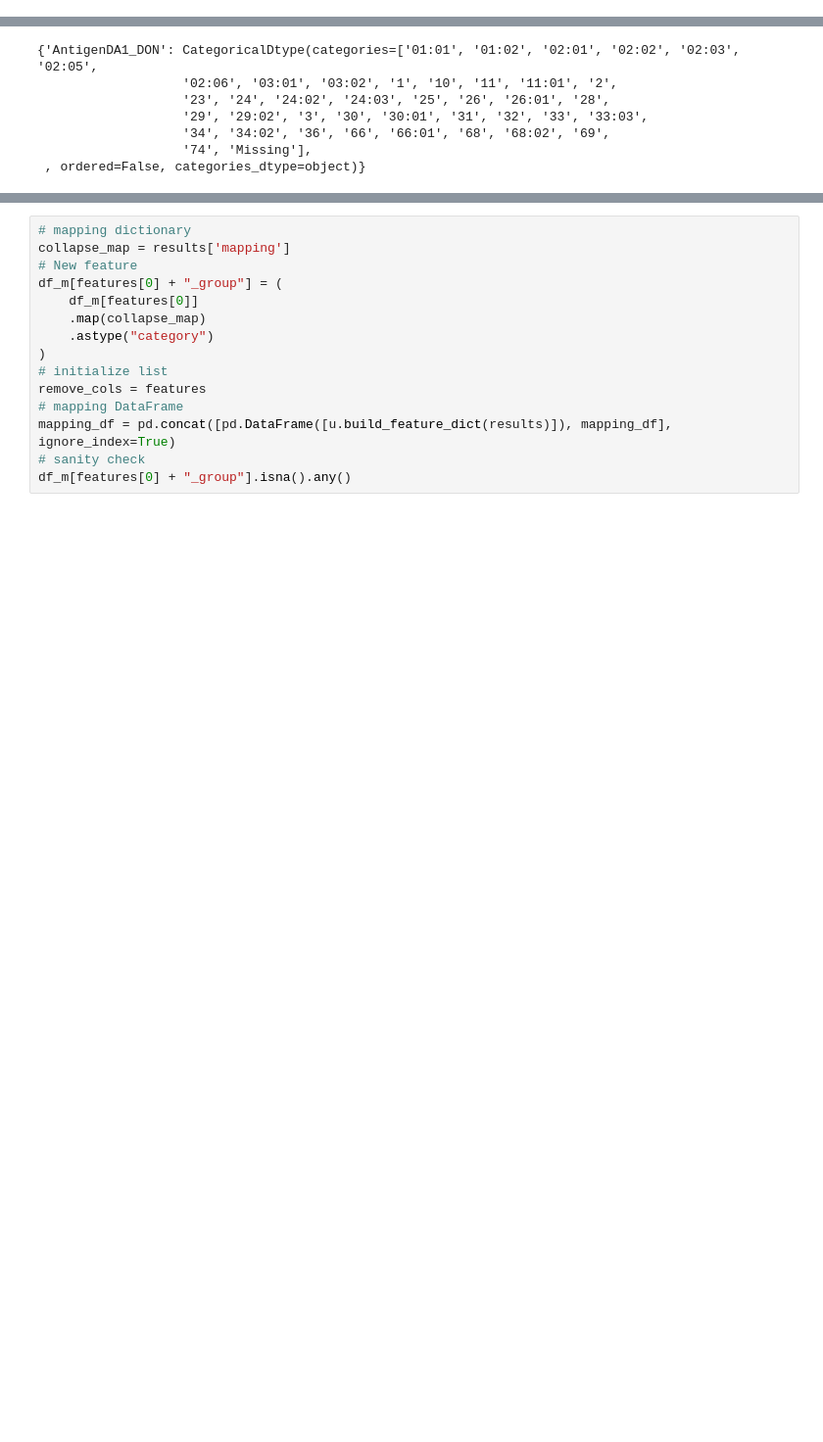
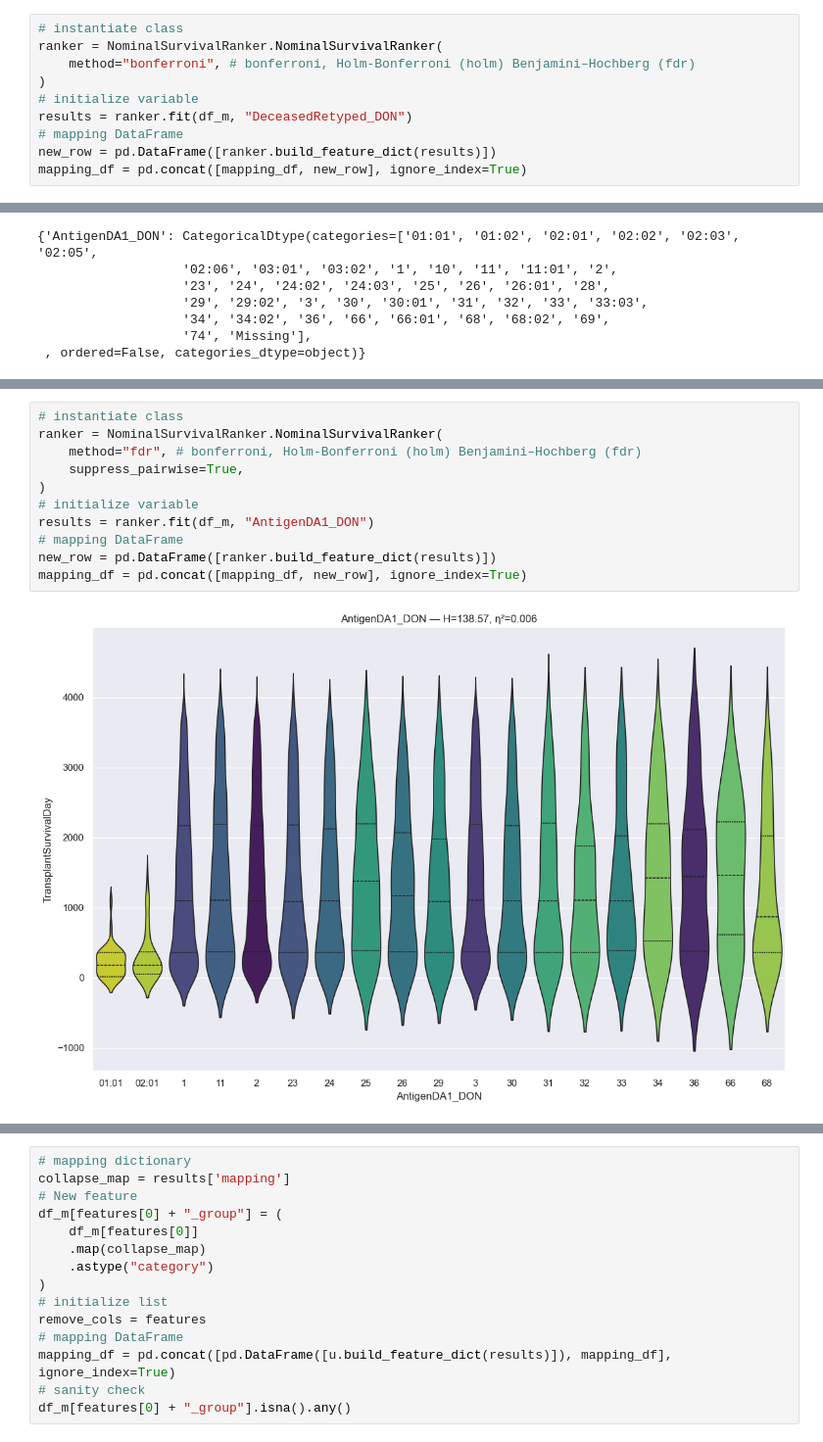
Before and after one commit to SirErikPak/UNOS, a Jupyter notebook: Notebook/WrangleDonor.ipynb, the cells around one changed output, grey strips where cells are left out. Shown at 98% size. Cells and saved outputs as stored; diff of their text form; blank space fills up the shorter version.

```diff
--- a/Notebook/WrangleDonor.ipynb
+++ b/Notebook/WrangleDonor.ipynb
@@ -337,0 +132,10 @@ No           vs Yes          | p=4.8613e-54 | r=-0.130 | *Sig*
+# %%
+# instantiate class
+ranker = NominalSurvivalRanker.NominalSurvivalRanker(
+    method="bonferroni", # bonferroni, Holm-Bonferroni (holm) Benjamini–Hochberg (fdr)
+)
+# initialize variable
+results = ranker.fit(df_m, "DeceasedRetyped_DON")
+# mapping DataFrame
+new_row = pd.DataFrame([ranker.build_feature_dict(results)])
+mapping_df = pd.concat([mapping_df, new_row], ignore_index=True)
@@ -390,0 +214,13 @@ SKIPPED: Pairwise results are suppressed as per user request.
+# %%
+# instantiate class
+ranker = NominalSurvivalRanker.NominalSurvivalRanker(
+    method="fdr", # bonferroni, Holm-Bonferroni (holm) Benjamini–Hochberg (fdr)
+    suppress_pairwise=True,
+)
+# initialize variable
+results = ranker.fit(df_m, "AntigenDA1_DON")
+# mapping DataFrame
+new_row = pd.DataFrame([ranker.build_feature_dict(results)])
+mapping_df = pd.concat([mapping_df, new_row], ignore_index=True)
+# %% [output]
+[figure, added]
```
Also changed, not shown: parts of 15 cells of this notebook, 1 other file.
